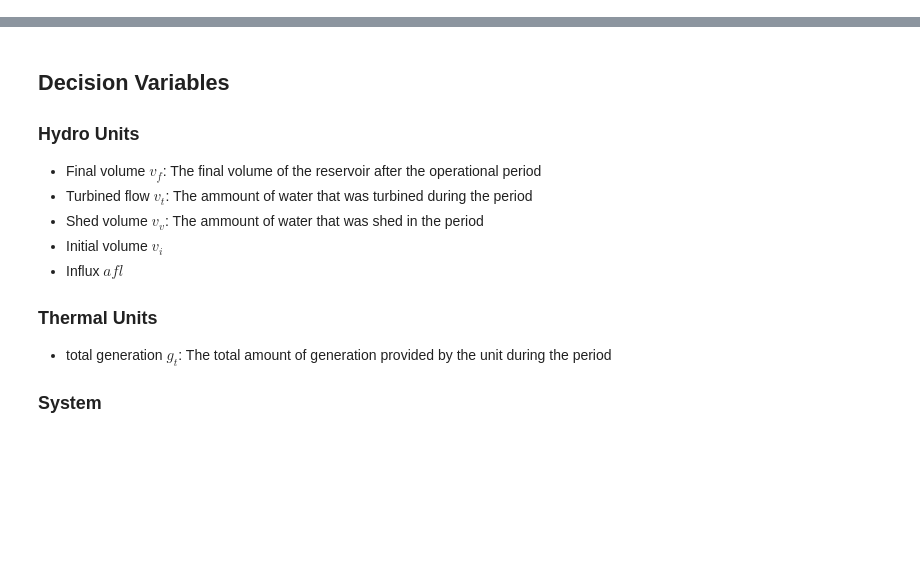
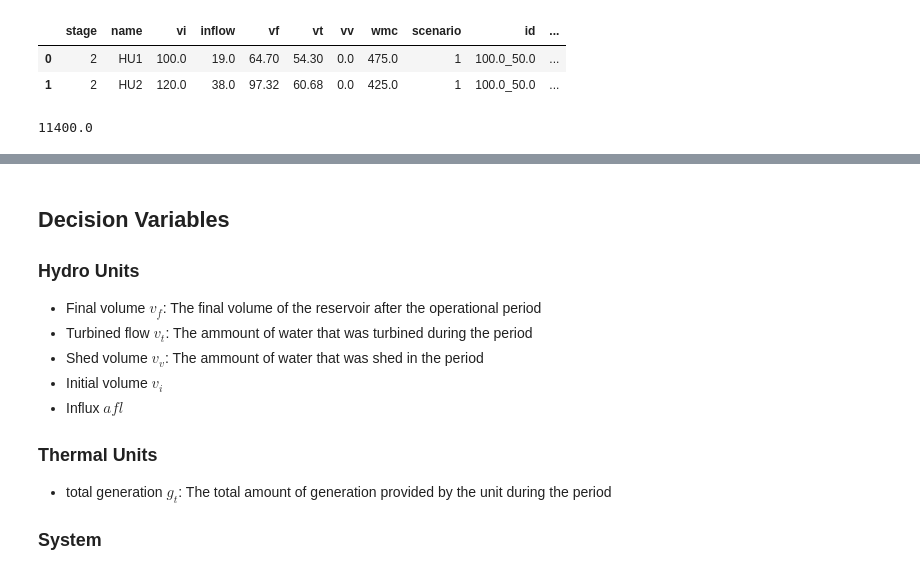
Before and after one commit to ettoreaquino/powersddp, a Jupyter notebook: Notebook.ipynb, the cells around one changed output, grey strips where cells are left out. Saved outputs shown, nothing was run; the diff lists cells and outputs as text; code cells hidden in the pictures; blank space fills up the shorter version.

```diff
--- a/Notebook.ipynb
+++ b/Notebook.ipynb
@@ -8,0 +10,10 @@ IndexError: list index out of range
+# %%
+result['operation_df']['hydro_units'][32]
+# %% [output]
+|  | stage | name | vi | inflow | vf | vt | vv | wmc | scenario | id | ... |
+| 0 | 2 | HU1 | 100.0 | 19.0 | 64.70 | 54.30 | 0.0 | 475.0 | 1 | 100.0_50.0 | ... |
+| 1 | 2 | HU2 | 120.0 | 38.0 | 97.32 | 60.68 | 0.0 | 425.0 | 1 | 100.0_50.0 | ... |
+# %%
+result['operation_df']['total_cost'][32]
+# %% [output]
+11400.0
```
Also changed, not shown: parts of 5 cells of this notebook, 1 other file.
